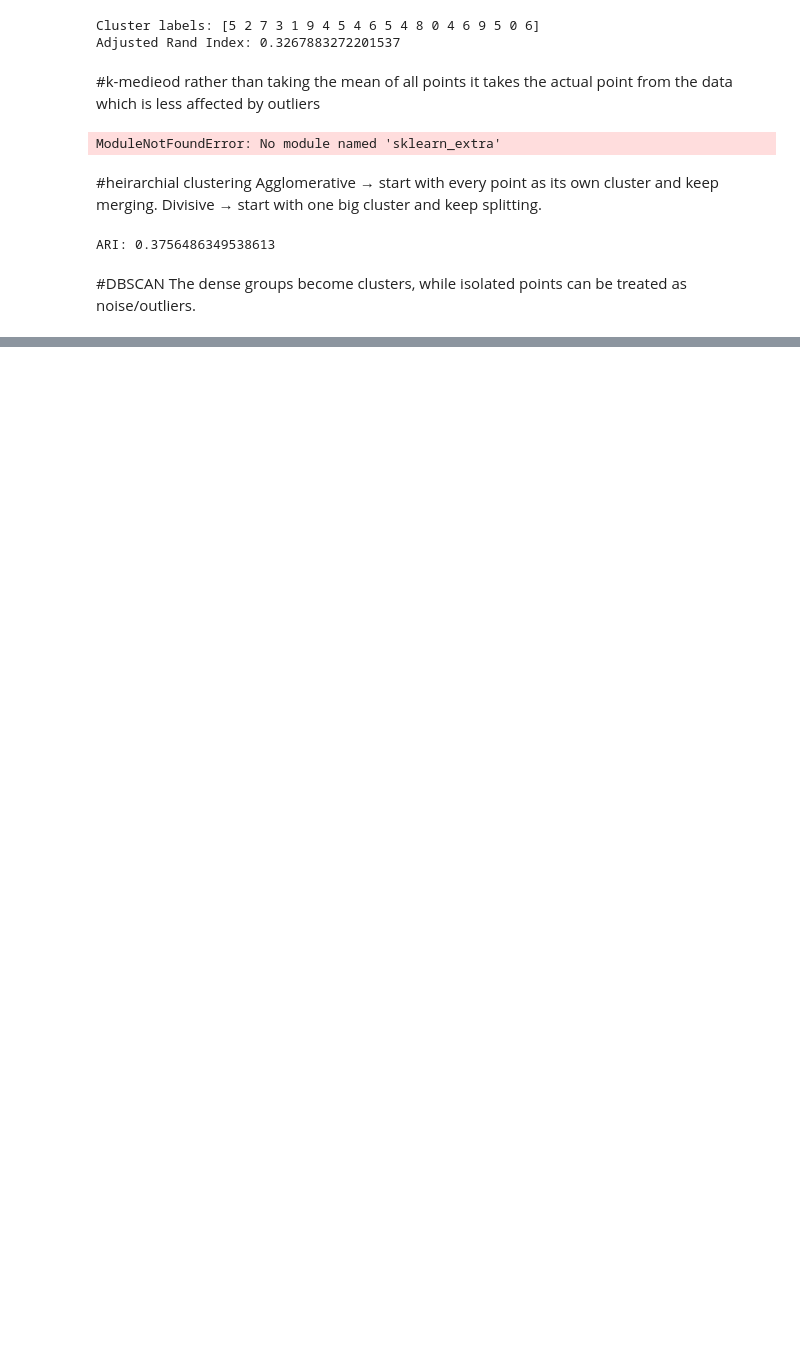
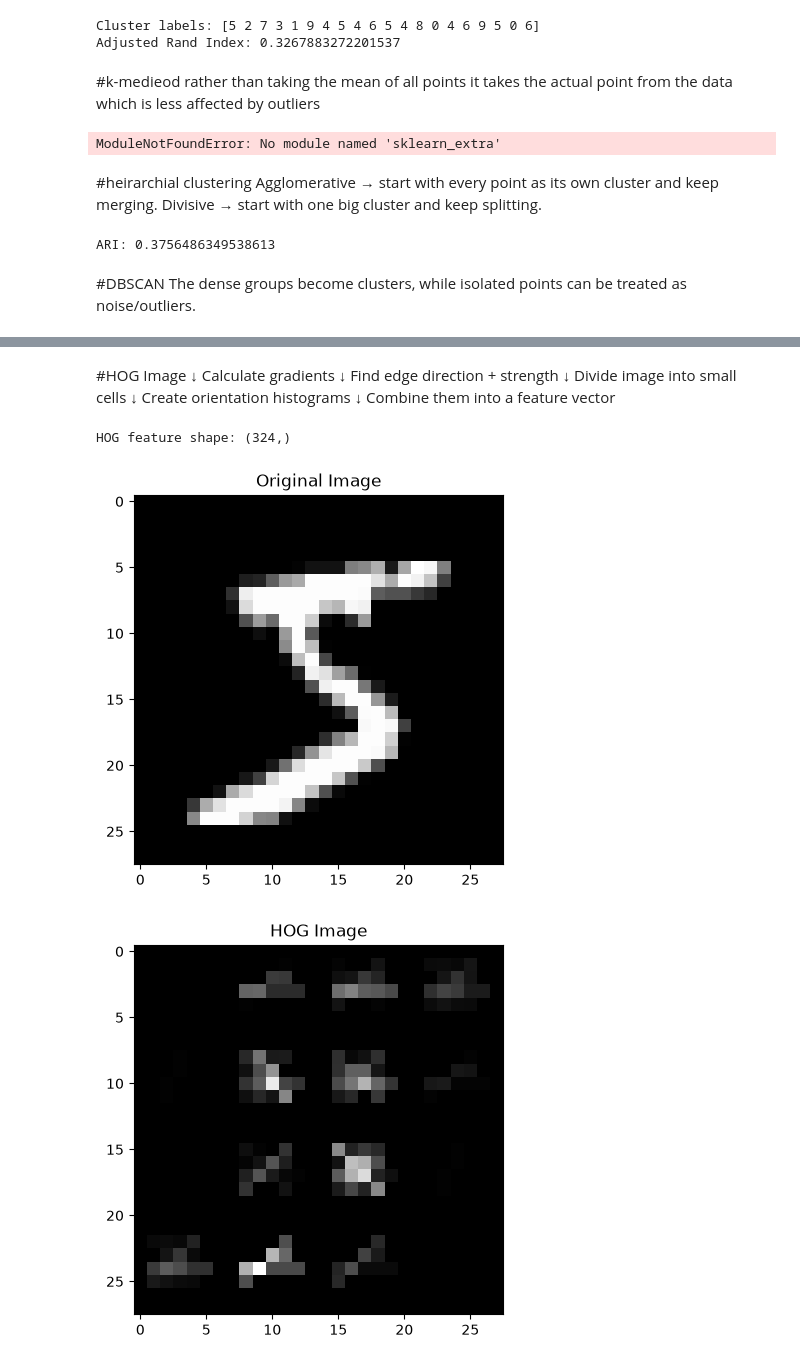
Before and after one commit to goyalsonakshi6-coder/ML-, a Jupyter notebook: mnist_ML.ipynb, the cells around one changed output, grey strips where cells are left out. Cells and saved outputs as stored; diff of their text form; code cells hidden in the pictures; blank space fills up the shorter version.

```diff
--- a/mnist_ML.ipynb
+++ b/mnist_ML.ipynb
@@ -531,0 +589,47 @@ ARI: 0.0
+# %% [markdown]
+#HOG
+Image
+ ↓
+Calculate gradients
+ ↓
+Find edge direction + strength
+ ↓
+Divide image into small cells
+ ↓
+Create orientation histograms
+ ↓
+Combine them into a feature vector
+# %%
+import numpy as np
+import matplotlib.pyplot as plt
+from sklearn.datasets import fetch_openml
+from skimage.feature import hog
+
+mnist = fetch_openml('mnist_784', version=1, as_frame=False)
+X = mnist.data
+y = mnist.target
+
+image = X[0].reshape(28, 28)
+features, hog_image = hog(
+    image,
+    orientations=9,
+    pixels_per_cell=(7, 7),
+    cells_per_block=(2, 2),
+    visualize=True
+)
+
+print("HOG feature shape:", features.shape)
+
+plt.figure()
+plt.imshow(image, cmap='gray')
+plt.title("Original Image")
+plt.show()
+
+plt.figure()
+plt.imshow(hog_image, cmap='gray')
+plt.title("HOG Image")
+plt.show()
+# %% [output]
+HOG feature shape: (324,)
+[figure, added]
+[figure, added]
```
Also changed, not shown: parts of 3 cells of this notebook.
